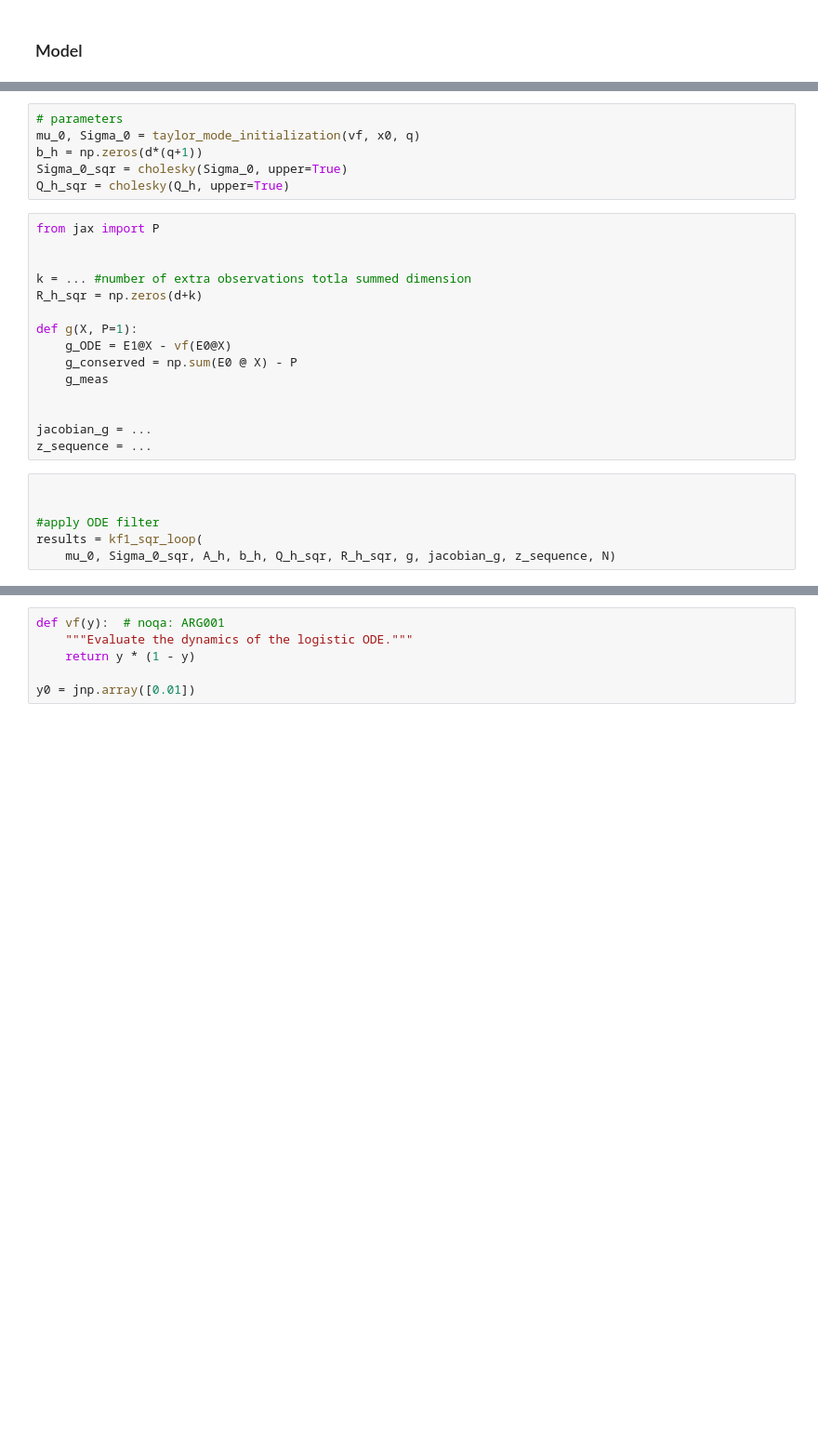
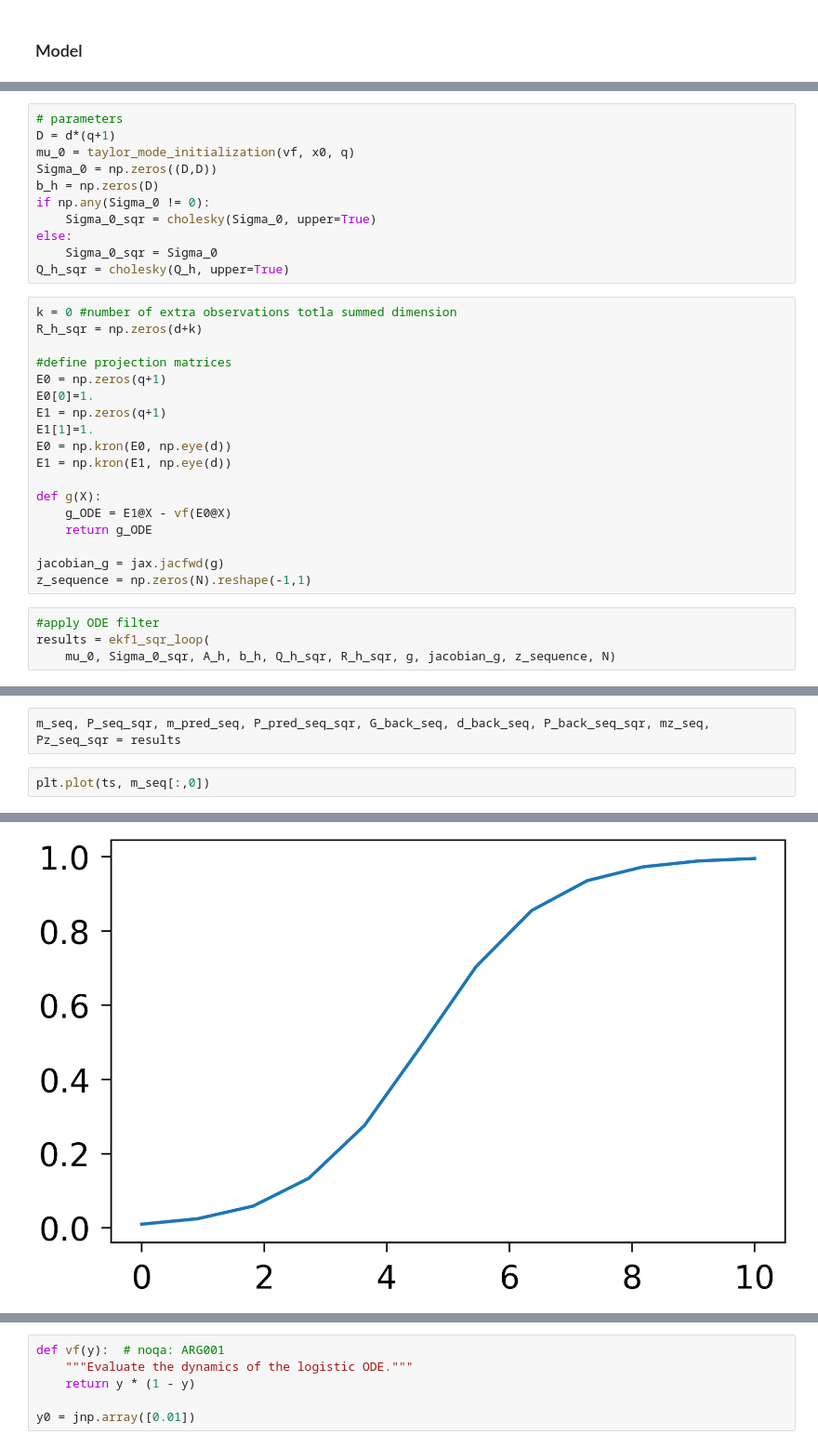
Before and after one commit to paufisch/ode_filters, a Jupyter notebook: examples.ipynb, the cells around one changed output, grey strips where cells are left out. Shown at 93% size. Drawn from its saved outputs; the diff is of its cells as text; blank space fills up the shorter version.

```diff
--- a/examples.ipynb
+++ b/examples.ipynb
@@ -40,28 +42,34 @@ A_h = prior.A(h)
 Q_h = prior.Q(h)
 # %%
 # parameters
-mu_0, Sigma_0 = taylor_mode_initialization(vf, x0, q)
-b_h = np.zeros(d*(q+1))
-Sigma_0_sqr = cholesky(Sigma_0, upper=True)
+D = d*(q+1)
+mu_0 = taylor_mode_initialization(vf, x0, q)
+Sigma_0 = np.zeros((D,D))
+b_h = np.zeros(D)
+if np.any(Sigma_0 != 0):
+    Sigma_0_sqr = cholesky(Sigma_0, upper=True)
+else:
+    Sigma_0_sqr = Sigma_0
 Q_h_sqr = cholesky(Q_h, upper=True)
 # %%
-from jax import P
-
-
-k = ... #number of extra observations totla summed dimension
+k = 0 #number of extra observations totla summed dimension
 R_h_sqr = np.zeros(d+k)
 
-def g(X, P=1):
+#define projection matrices
+E0 = np.zeros(q+1)
+E0[0]=1.
+E1 = np.zeros(q+1)
+E1[1]=1.
+E0 = np.kron(E0, np.eye(d))
+E1 = np.kron(E1, np.eye(d))
+
+def g(X):
     g_ODE = E1@X - vf(E0@X)
-    g_conserved = np.sum(E0 @ X) - P
-    g_meas
+    return g_ODE
 
-
-jacobian_g = ...
-z_sequence = ...
+jacobian_g = jax.jacfwd(g)
+z_sequence = np.zeros(N).reshape(-1,1)
 # %%
-
-
 #apply ODE filter
-results = kf1_sqr_loop(
+results = ekf1_sqr_loop(
     mu_0, Sigma_0_sqr, A_h, b_h, Q_h_sqr, R_h_sqr, g, jacobian_g, z_sequence, N)
@@ -69,0 +76,5 @@ NameError: name 'GMP_priors' is not defined
+# %%
+m_seq, P_seq_sqr, m_pred_seq, P_pred_seq_sqr, G_back_seq, d_back_seq, P_back_seq_sqr, mz_seq, Pz_seq_sqr = results
+# %%
+plt.plot(ts, m_seq[:,0])
+# %% [output]
@@ -70,3 +82,4 @@ NameError: name 'GMP_priors' is not defined
+[figure, added]
 # %%
 import jax
 import jax.numpy as jnp
```
Also changed, not shown: parts of 10 cells of this notebook, 2 other files.
